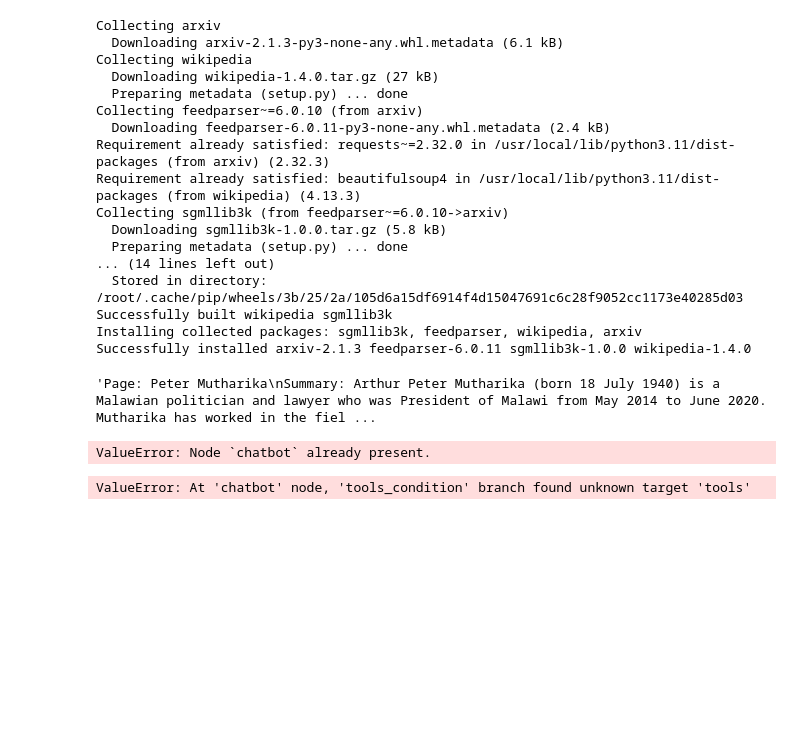
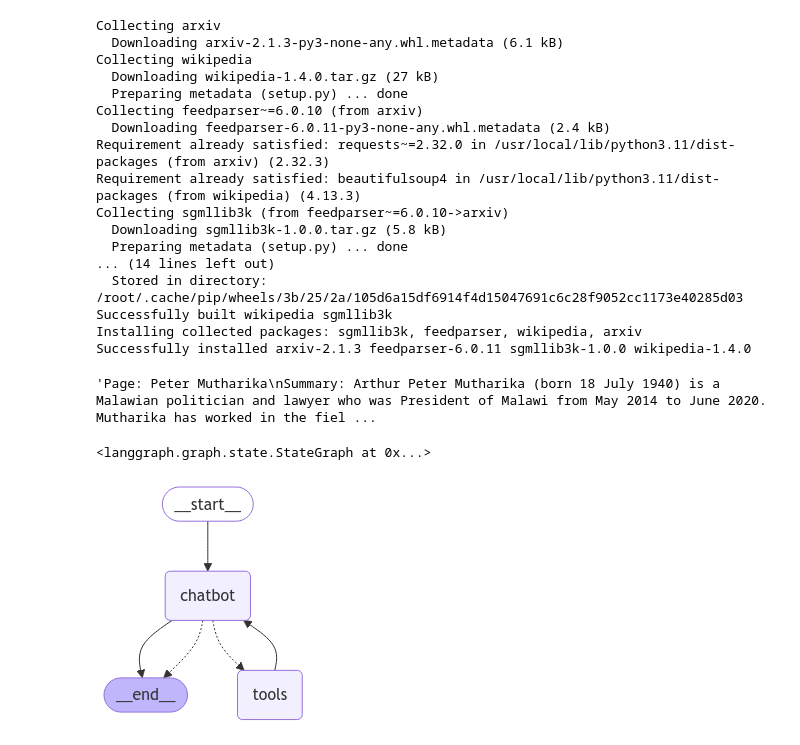
Before and after one commit to Shuk-Buleya/Chatbot, a Jupyter notebook: chatbot.ipynb, the cells around one changed output. Drawn from its saved outputs; the diff is of its cells as text; code cells hidden in the pictures; blank space fills up the shorter version.

```diff
--- a/chatbot.ipynb
+++ b/chatbot.ipynb
@@ -89,11 +89,18 @@ graph_builder.add_edge(START, "chatbot")
 tool_node = ToolNode(tools=tools)
 graph_builder.add_node("tools",tool_node)
 graph_builder.add_conditional_edges("chatbot",tools_condition)
-graph_builder.add_edge("tool","chatbot")
+graph_builder.add_edge("tools","chatbot")
 graph_builder.add_edge("chatbot",END)
 # %% [output]
-ValueError: Node `chatbot` already present.
+<langgraph.graph.state.StateGraph at 0x...>
 # %%
 graph = graph_builder.compile()
-# %% [output]
-ValueError: At 'chatbot' node, 'tools_condition' branch found unknown target 'tools'
+# %%
+from IPython.display import Image, display
+
+try:
+  display(Image(graph.get_graph().draw_mermaid_png()))
+except Exception:
+  pass
+# %% [output]
+[figure, added]
```
Also changed, not shown: parts of 1 cell of this notebook.
